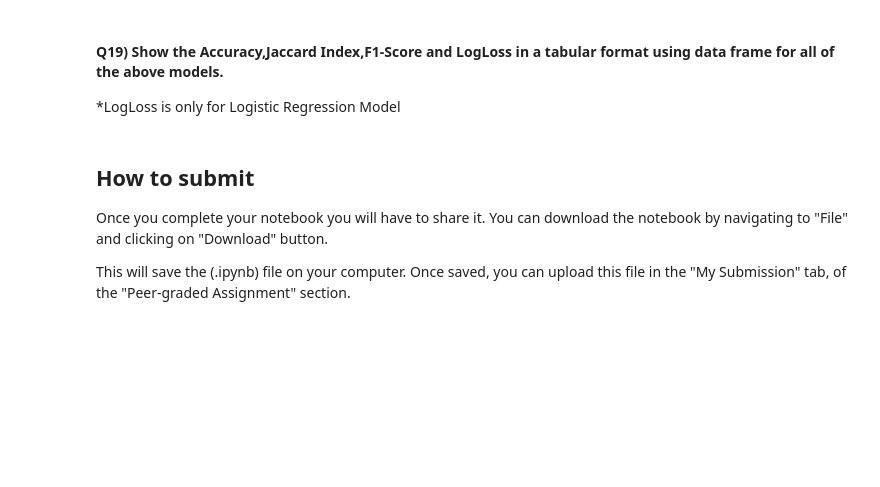
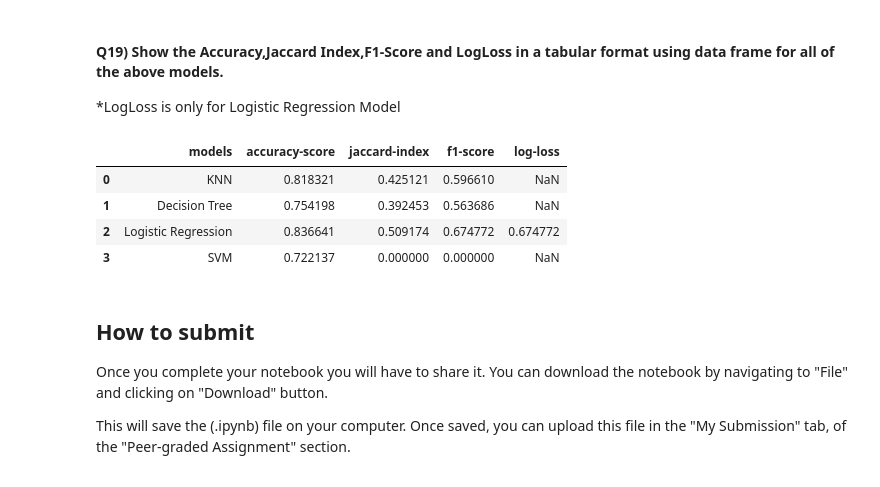
Before and after one commit to JJMtzexe/ibmcourse, a Jupyter notebook: Machine Learning with Python/Final Assignment/ML0101EN_SkillUp_FinalAssignment.jupyterlite.ipynb, the cells around one changed output. Saved outputs shown, nothing was run; the diff lists cells and outputs as text; code cells hidden in the pictures; blank space fills up the shorter version.

```diff
--- a/Machine Learning with Python/Final Assignment/ML0101EN_SkillUp_FinalAssignment.jupyterlite.ipynb
+++ b/Machine Learning with Python/Final Assignment/ML0101EN_SkillUp_FinalAssignment.jupyterlite.ipynb
@@ -278,17 +289,14 @@ LR_Log_Loss =
-# %%
-SVM =
 # %% [markdown]
 #### Q17) Now use the `predict` method on the testing data (`x_test`) and save it to the array `predictions`.
 # %%
 #Enter Your Code Below, Execute, and Save the Screenshot of the Final Output
+predictions = SVM.predict(x_test)
-# %%
-predictions =
 # %% [markdown]
 #### Q18) Using the `predictions` and the `y_test` dataframe calculate the value for each metric using the appropriate function.
 # %%
-SVM_Accuracy_Score =
-SVM_JaccardIndex =
-SVM_F1_Score =
+SVM_Accuracy_Score = accuracy_score(y_test, predictions)
+SVM_JaccardIndex = jaccard_score(y_test, predictions)
+SVM_F1_Score = f1_score(y_test, predictions)
 # %% [markdown]
 ### Report
 # %% [markdown]
@@ -296,7 +304,20 @@ SVM_F1_Score =
 
 \*LogLoss is only for Logistic Regression Model
 # %%
-Report =
+Report = pd.DataFrame({
+'models': ['KNN', 'Decision Tree', 'Logistic Regression', 'SVM'],
+'accuracy-score': [KNN_Accuracy_Score, Tree_Accuracy_Score, LR_Accuracy_Score, SVM_Accuracy_Score],
+'jaccard-index': [KNN_JaccardIndex, Tree_JaccardIndex, LR_JaccardIndex, SVM_JaccardIndex],
+'f1-score': [KNN_F1_Score, Tree_F1_Score, LR_F1_Score, SVM_F1_Score],
+'log-loss': [np.nan, np.nan, LR_F1_Score, np.nan]
+})
+Report
+# %% [output]
+|  | models | accuracy-score | jaccard-index | f1-score | log-loss |
+| 0 | KNN | 0.818321 | 0.425121 | 0.596610 | NaN |
+| 1 | Decision Tree | 0.754198 | 0.392453 | 0.563686 | NaN |
+| 2 | Logistic Regression | 0.836641 | 0.509174 | 0.674772 | 0.674772 |
+| 3 | SVM | 0.722137 | 0.000000 | 0.000000 | NaN |
 # %% [markdown]
 <h2 id="Section_5">  How to submit </h2>
 
```
Also changed, not shown: parts of 37 cells of this notebook, 19 other files.
